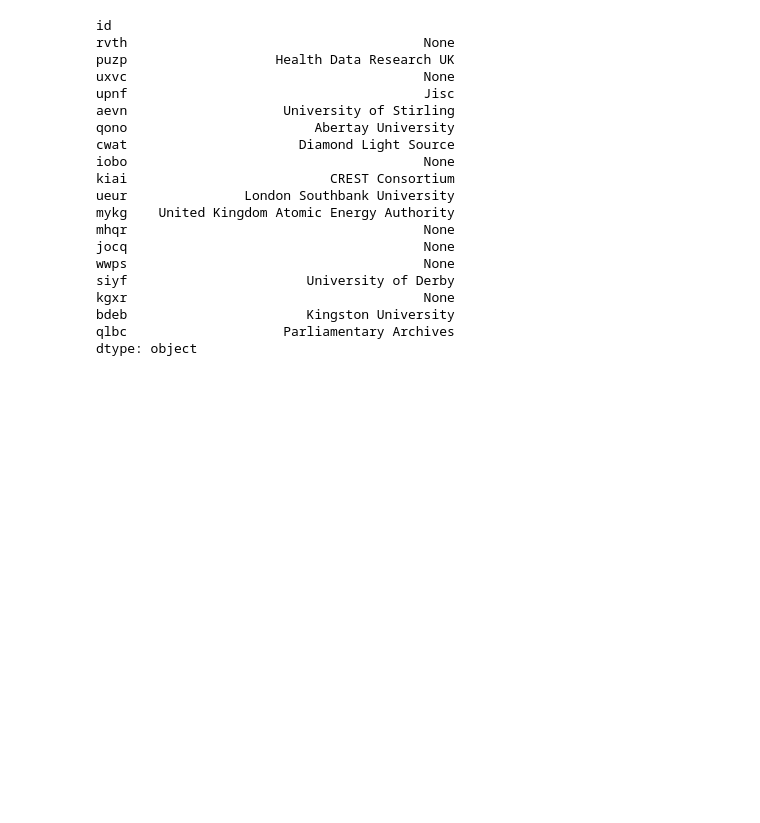
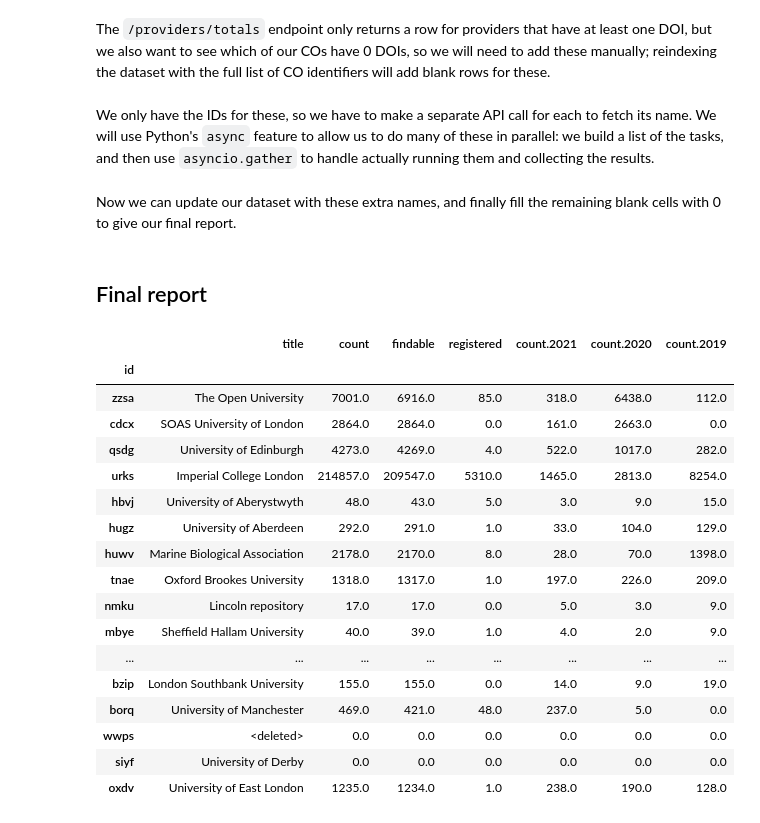
Before and after one commit to britishlibrary/datacite-automation, a Jupyter notebook: Statistics/BL Consortium Org usage.ipynb, the cells around one changed output. Cells and saved outputs as stored; diff of their text form; code cells hidden in the pictures; blank space fills up the shorter version.

Commit message:
Refine & document usage report

```diff
--- a/Statistics/BL Consortium Org usage.ipynb
+++ b/Statistics/BL Consortium Org usage.ipynb
@@ -54,28 +104,49 @@ co_totals = totals[totals.index.isin(co_ids)] \
-# %%
-def get_title(row):
-    r = cl.get(f"{API_BASE}/providers/{row.name}")
-    if r.status_code == httpx.codes.OK:
-        data = r.json()
-        return data['data']['attributes']['name']
-co_totals[co_totals.title == 0].apply(get_title, axis=1)
-# %% [output]
-id
-rvth                                      None
-puzp                   Health Data Research UK
-uxvc                                      None
-upnf                                      Jisc
-aevn                    University of Stirling
-qono                        Abertay University
-cwat                      Diamond Light Source
-iobo                                      None
-kiai                          CREST Consortium
-ueur               London Southbank University
-mykg    United Kingdom Atomic Energy Authority
-mhqr                                      None
-jocq                                      None
-wwps                                      None
-siyf                       University of Derby
-kgxr                                      None
-bdeb                       Kingston University
-qlbc                    Parliamentary Archives
-dtype: object
+# %% [markdown]
+The `/providers/totals` endpoint only returns a row for providers that have at least one DOI, but we also want to see which of our COs have 0 DOIs, so we will need to add these manually; reindexing the dataset with the full list of CO identifiers will add blank rows for these.
+# %%
+co_totals = co_totals.reindex(co_ids)
+# %% [markdown]
+We only have the IDs for these, so we have to make a separate API call for each to fetch its name. We will use Python's `async` feature to allow us to do many of these in parallel: we build a list of the tasks, and then use `asyncio.gather` to handle actually running them and collecting the results.
+# %%
+async def get_title(org_id, client):
+    title = '<deleted>'
+    r = await client.get(f"{API_BASE}/providers/{org_id}")
+    if r.status_code == httpx.codes.OK:
+        data = r.json()
+        title = data['data']['attributes']['name']
+    return {'id': org_id, 'title': title}
+
+get_title_tasks = [get_title(org_id, client)
+                   for org_id
+                   in co_totals[co_totals.title.isna()].index]
+extra_names = await asyncio.gather(*get_title_tasks)
+
+extra_names = pd.DataFrame(extra_names).set_index('id').title
+# %% [markdown]
+Now we can update our dataset with these extra names, and finally fill the remaining blank cells with 0 to give our final report.
+# %%
+co_totals['title'].update(extra_names)
+co_totals = co_totals.fillna(0)
+# %% [markdown]
+## Final report
+# %%
+co_totals
+# %% [output]
+|  | title | count | findable | registered | count.2021 | count.2020 | count.2019 |
+| id |  |  |  |  |  |  |  |
+| zzsa | The Open University | 7001.0 | 6916.0 | 85.0 | 318.0 | 6438.0 | 112.0 |
+| cdcx | SOAS University of London | 2864.0 | 2864.0 | 0.0 | 161.0 | 2663.0 | 0.0 |
+| qsdg | University of Edinburgh | 4273.0 | 4269.0 | 4.0 | 522.0 | 1017.0 | 282.0 |
+| urks | Imperial College London | 214857.0 | 209547.0 | 5310.0 | 1465.0 | 2813.0 | 8254.0 |
+| hbvj | University of Aberystwyth | 48.0 | 43.0 | 5.0 | 3.0 | 9.0 | 15.0 |
+| hugz | University of Aberdeen | 292.0 | 291.0 | 1.0 | 33.0 | 104.0 | 129.0 |
+| huwv | Marine Biological Association | 2178.0 | 2170.0 | 8.0 | 28.0 | 70.0 | 1398.0 |
+| tnae | Oxford Brookes University | 1318.0 | 1317.0 | 1.0 | 197.0 | 226.0 | 209.0 |
+| nmku | Lincoln repository | 17.0 | 17.0 | 0.0 | 5.0 | 3.0 | 9.0 |
+| mbye | Sheffield Hallam University | 40.0 | 39.0 | 1.0 | 4.0 | 2.0 | 9.0 |
+| ... | ... | ... | ... | ... | ... | ... | ... |
+| bzip | London Southbank University | 155.0 | 155.0 | 0.0 | 14.0 | 9.0 | 19.0 |
+| borq | University of Manchester | 469.0 | 421.0 | 48.0 | 237.0 | 5.0 | 0.0 |
+| wwps | <deleted> | 0.0 | 0.0 | 0.0 | 0.0 | 0.0 | 0.0 |
+| siyf | University of Derby | 0.0 | 0.0 | 0.0 | 0.0 | 0.0 | 0.0 |
+| oxdv | University of East London | 1235.0 | 1234.0 | 1.0 | 238.0 | 190.0 | 128.0 |
```
Also changed, not shown: parts of 18 cells of this notebook, 1 other file.
